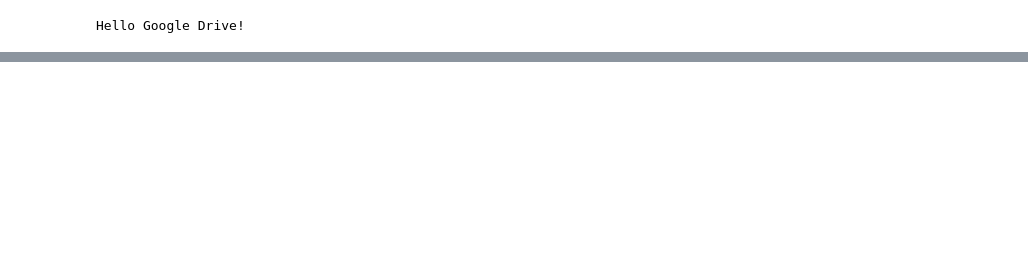
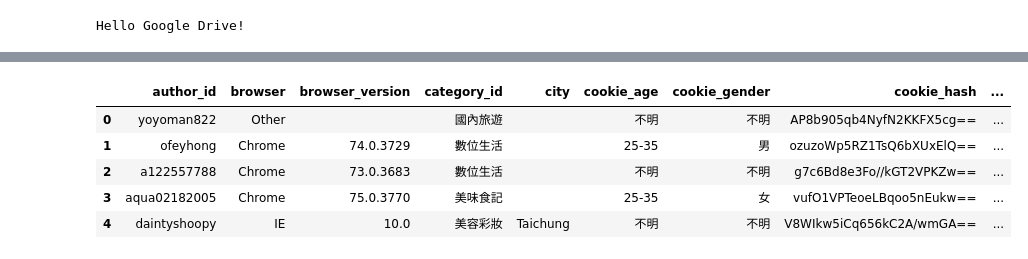
Before and after one commit to cwcheng0/2019_Pixnet_hackathon, a Jupyter notebook: 2019Pixnet.ipynb, the cells around one changed output, grey strips where cells are left out. Cells and saved outputs as stored; diff of their text form; code cells hidden in the pictures; blank space fills up the shorter version.

```diff
--- a/2019Pixnet.ipynb
+++ b/2019Pixnet.ipynb
@@ -108,0 +105,12 @@ file_content
+# %%
+# Check first 5 rows in the targeted file.
+df3 = pd.read_json('/content/gdrive/My Drive/PixnetData/OriginalData/使用者瀏覽log/PIXNET_visit_log_000000000003.gz', compression='gzip', lines=True)
+
+df3.head()
+# %% [output]
+|  | author_id | browser | browser_version | category_id | city | cookie_age | cookie_gender | cookie_hash | ... |
+| 0 | yoyoman822 | Other |  | 國內旅遊 |  | 不明 | 不明 | AP8b905qb4NyfN2KKFX5cg== | ... |
+| 1 | ofeyhong | Chrome | 74.0.3729 | 數位生活 |  | 25-35 | 男 | ozuzoWp5RZ1TsQ6bXUxElQ== | ... |
+| 2 | a122557788 | Chrome | 73.0.3683 | 數位生活 |  | 不明 | 不明 | g7c6Bd8e3Fo//kGT2VPKZw== | ... |
+| 3 | aqua02182005 | Chrome | 75.0.3770 | 美味食記 |  | 25-35 | 女 | vufO1VPTeoeLBqoo5nEukw== | ... |
+| 4 | daintyshoopy | IE | 10.0 | 美容彩妝 | Taichung | 不明 | 不明 | V8WIkw5iCq656kC2A/wmGA== | ... |
```
Also changed, not shown: parts of 8 cells of this notebook.
